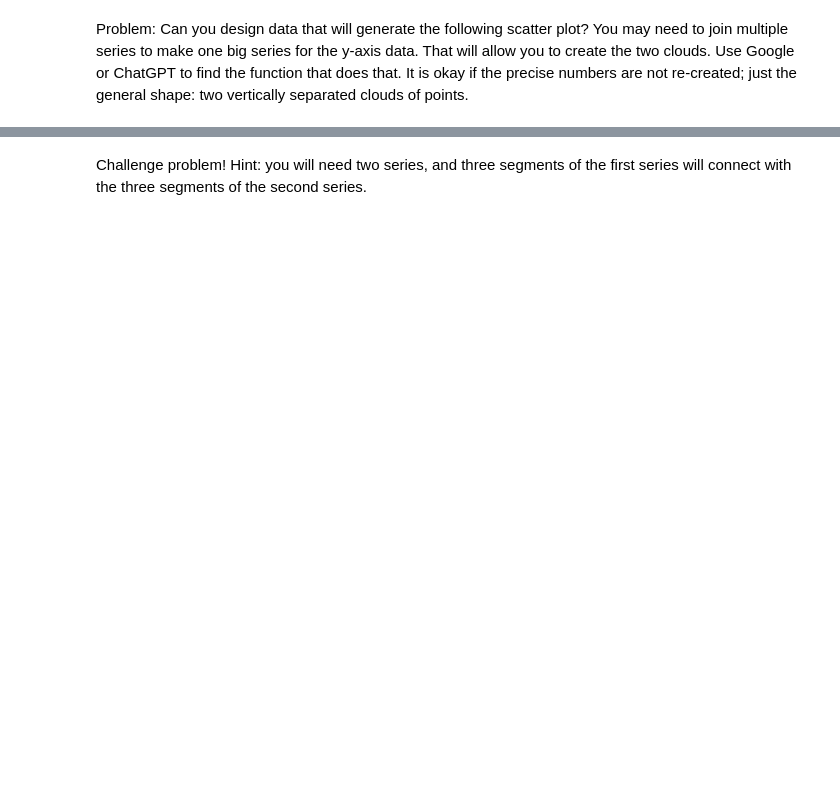
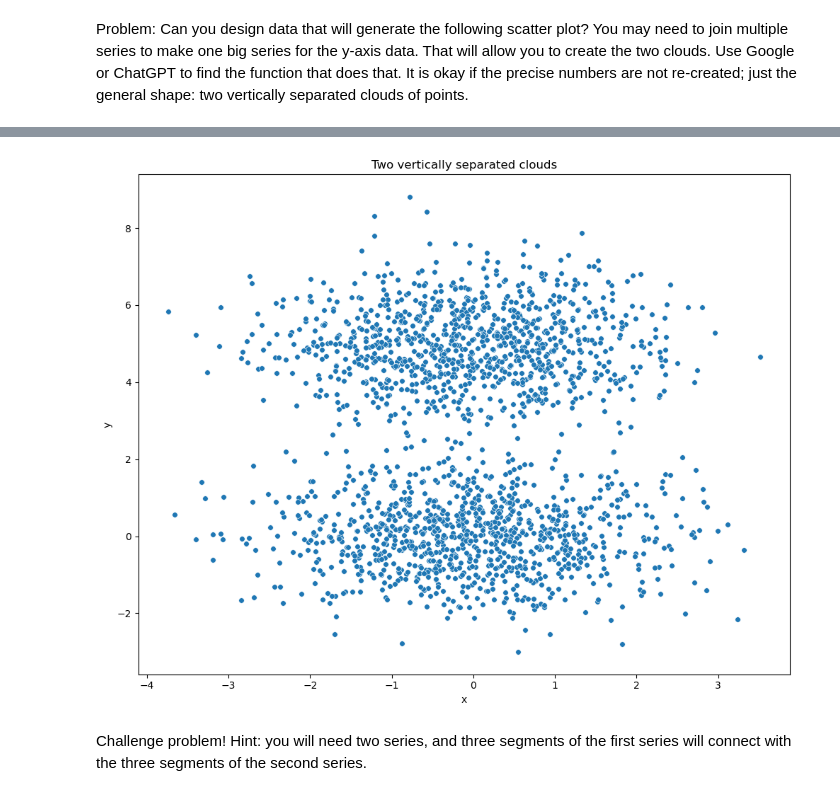
Before and after one commit to veniola/Module-B-semester-2, a Jupyter notebook: OMDS-ModB2-Week5-Eniola-Victoria.ipynb, the cells around one changed output, grey strips where cells are left out. Cells and saved outputs as stored; diff of their text form; code cells hidden in the pictures; blank space fills up the shorter version.

```diff
--- a/OMDS-ModB2-Week5-Eniola-Victoria.ipynb
+++ b/OMDS-ModB2-Week5-Eniola-Victoria.ipynb
@@ -161,3 +166,40 @@ Image("twoclouds.png")
+# %%
+import numpy as np
+import pandas as pd
+import matplotlib.pyplot as plt
+import seaborn as sns
+
+np.random.seed(0)
+
+# Parameters
+n1, n2 = 1000, 1000         # points per cloud
+x_scale = 1.2             # horizontal spread
+y_scale = 1.0             # vertical spread inside each cloud
+vertical_gap = 5.0       # distance between cloud centers (increase to separate more)
+
+# Cloud 1 (lower)
+x1 = np.random.normal(loc=0.0, scale=x_scale, size=n1)
+y1 = np.random.normal(loc=0.0, scale=y_scale, size=n1)
+
+# Cloud 2 (upper) — same x distribution, different y center
+x2 = np.random.normal(loc=0.0, scale=x_scale, size=n2)
+y2 = np.random.normal(loc=vertical_gap, scale=y_scale, size=n2)
+
+# Join series into one dataset
+x = np.concatenate([x1, x2])
+y = np.concatenate([y1, y2])
+df = pd.DataFrame({'x': x, 'y': y})
+
+# Plot
+plt.figure(figsize=(10,8))
+sns.scatterplot(data=df, x='x', y='y', s=30, alpha=1.0)
+plt.title('Two vertically separated clouds')
+plt.xlabel('x')
+plt.ylabel('y')
+plt.tight_layout()
+plt.show()
+# %% [output]
+[figure, added]
 # %% [markdown]
 Challenge problem!  Hint: you will need two series, and three segments of the first series will connect with the three segments of the second series.
 # %%
```
Also changed, not shown: parts of 4 cells of this notebook.
